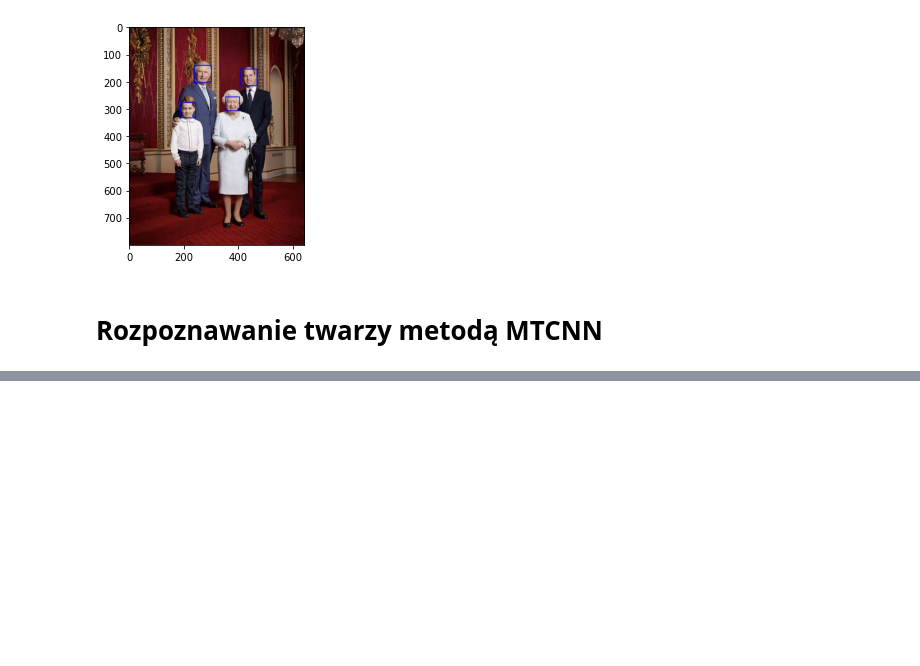
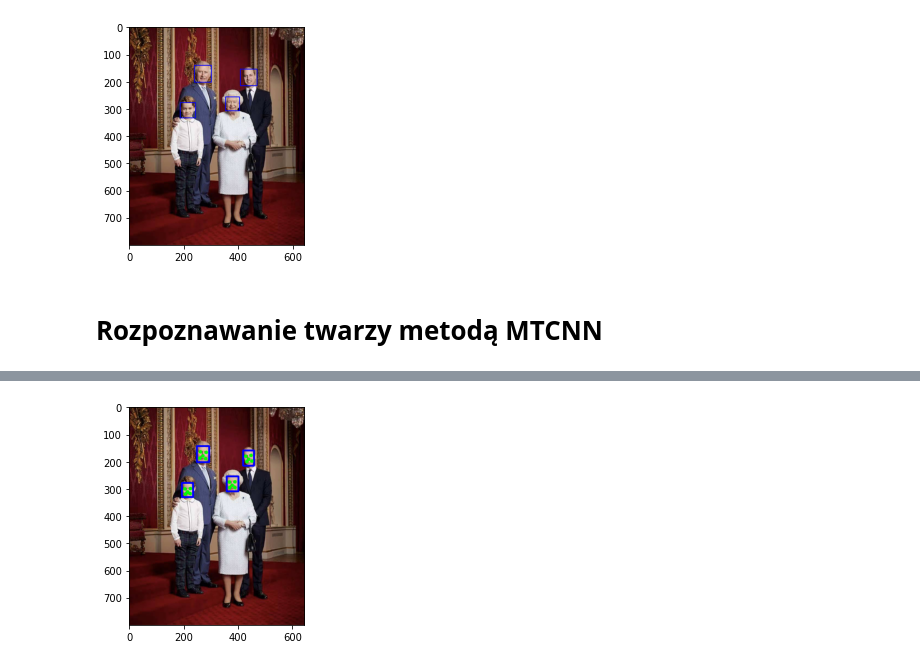
Before and after one commit to kbieniasz/MROiPUM-tutorial-5, a Jupyter notebook: Face_recognition.ipynb, the cells around one changed output, grey strips where cells are left out. Saved outputs shown, nothing was run; the diff lists cells and outputs as text; code cells hidden in the pictures; blank space fills up the shorter version.

```diff
--- a/Face_recognition.ipynb
+++ b/Face_recognition.ipynb
@@ -109,19 +109,21 @@ plt.imshow(cv.cvtColor(img, cv.COLOR_BGR2RGB))
 # %%
 from mtcnn import MTCNN
 
-img = cv.imread("images/facerecognition1.jpg")
+
 
 detector = MTCNN()
-outp = detector.detect_faces(img)[0] # detekcja
-print(outp)
+
+#print(outp)
 color = (255, 0, 0)
 color2 = (0, 255, 0)
 radius = 3
 thickness = 5
-(x,y,w,h) = outp['box']
-img = cv.rectangle(img, (x,y),(x+w,y+h), color, thickness)
-for keypoint in 'left_eye','right_eye','nose','mouth_left','mouth_right': #zaznaczanie istotnych punktow twarzy
-    (x,y) = outp['keypoints'][keypoint]
-    img = cv.circle(img, (x,y), radius, color2, thickness )
 
-plt.imshow(cv.cvtColor(img, cv.COLOR_BGR2RGB))
+def draw(outps,img):
+    for outp in outps:
+        (x,y,w,h) = outp['box']
+        img = cv.rectangle(img, (x,y),(x+w,y+h), color, thickness)
+        for keypoint in 'left_eye','right_eye','nose','mouth_left','mouth_right': #zaznaczanie istotnych punktow twarzy
+            (x,y) = outp['keypoints'][keypoint]
+            img = cv.circle(img, (x,y), radius, color2, thickness )
+    plt.imshow(cv.cvtColor(img, cv.COLOR_BGR2RGB))
@@ -131,0 +136,6 @@ plt.imshow(cv.cvtColor(img, cv.COLOR_BGR2RGB))
+# %%
+img2 = cv.imread("images/krolewska4.jpg")
+outp2= detector.detect_faces(img2)
+draw(outp2,img2)
+# %% [output]
+[figure, added]
```
Also changed, not shown: parts of 2 cells of this notebook.
